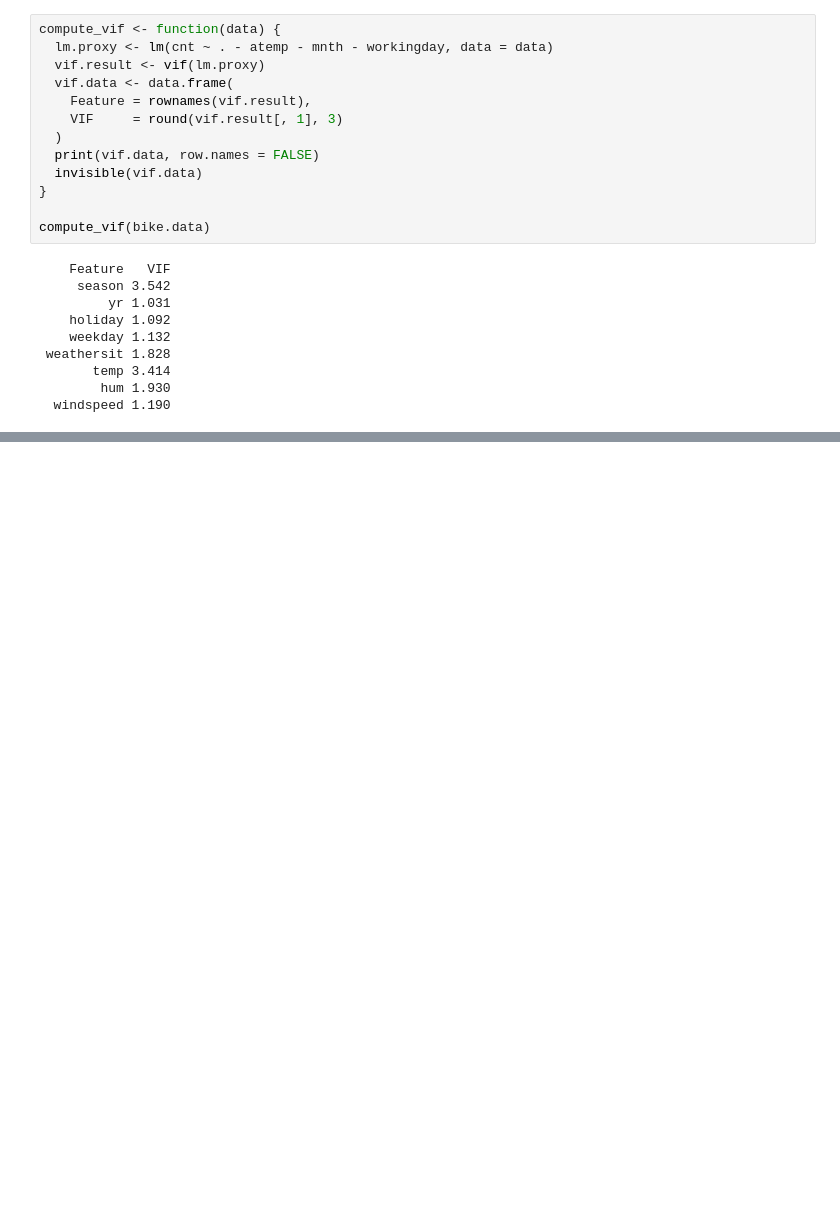
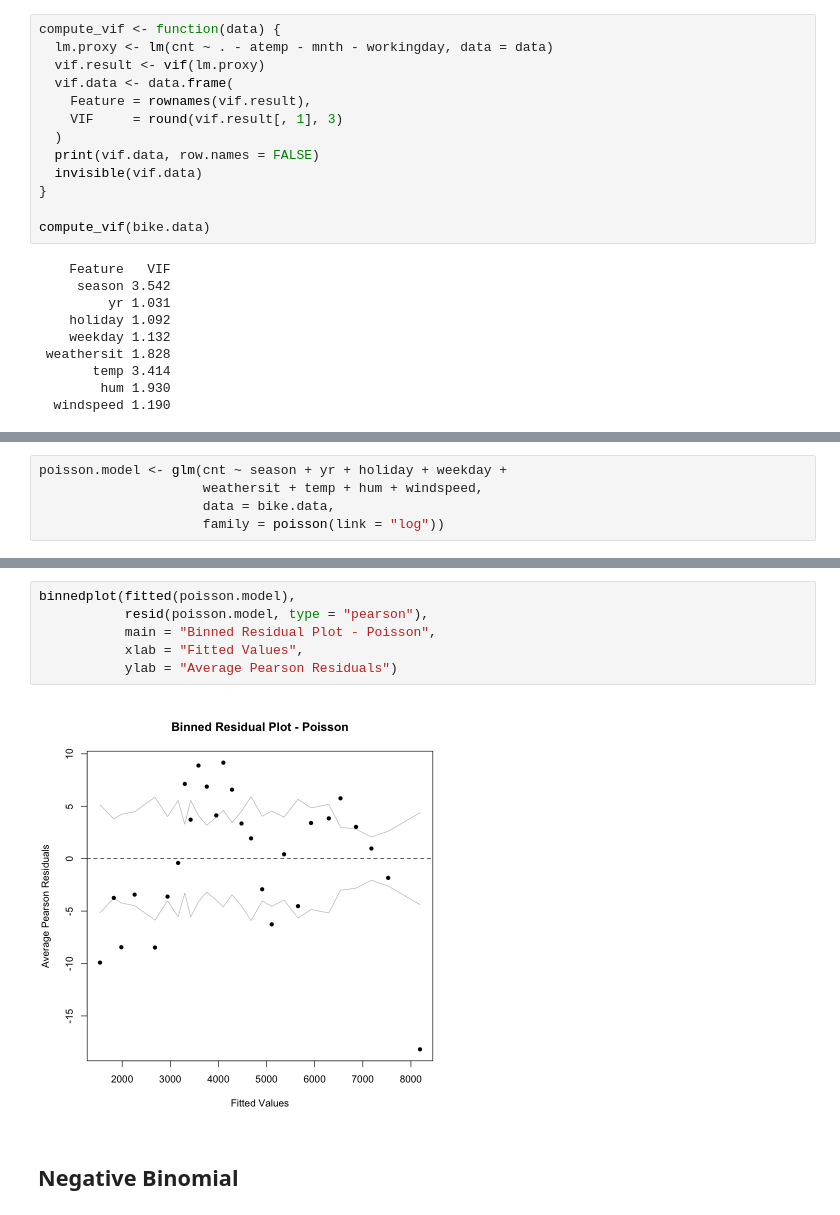
Before and after one commit to ShengPeiWilliam/bikerental-poisson, a Jupyter notebook: code/bikerental_analysis.ipynb, the cells around one changed output, grey strips where cells are left out. Drawn from its saved outputs; the diff is of its cells as text; blank space fills up the shorter version.

Commit message:
feat: fit Poisson and NB2 models with dispersion diagnostics and IRR table

```diff
--- a/code/bikerental_analysis.ipynb
+++ b/code/bikerental_analysis.ipynb
@@ -183,0 +213,5 @@ compute_vif(bike.data)
+# %%
+poisson.model <- glm(cnt ~ season + yr + holiday + weekday +
+                     weathersit + temp + hum + windspeed,
+                     data = bike.data,
+                     family = poisson(link = "log"))
@@ -183,0 +258,10 @@ compute_vif(bike.data)
+# %%
+binnedplot(fitted(poisson.model),
+           resid(poisson.model, type = "pearson"),
+           main = "Binned Residual Plot - Poisson",
+           xlab = "Fitted Values",
+           ylab = "Average Pearson Residuals")
+# %% [output]
+[figure, added]
+# %% [markdown]
+## Negative Binomial
```
Also changed, not shown: parts of 12 cells of this notebook.
